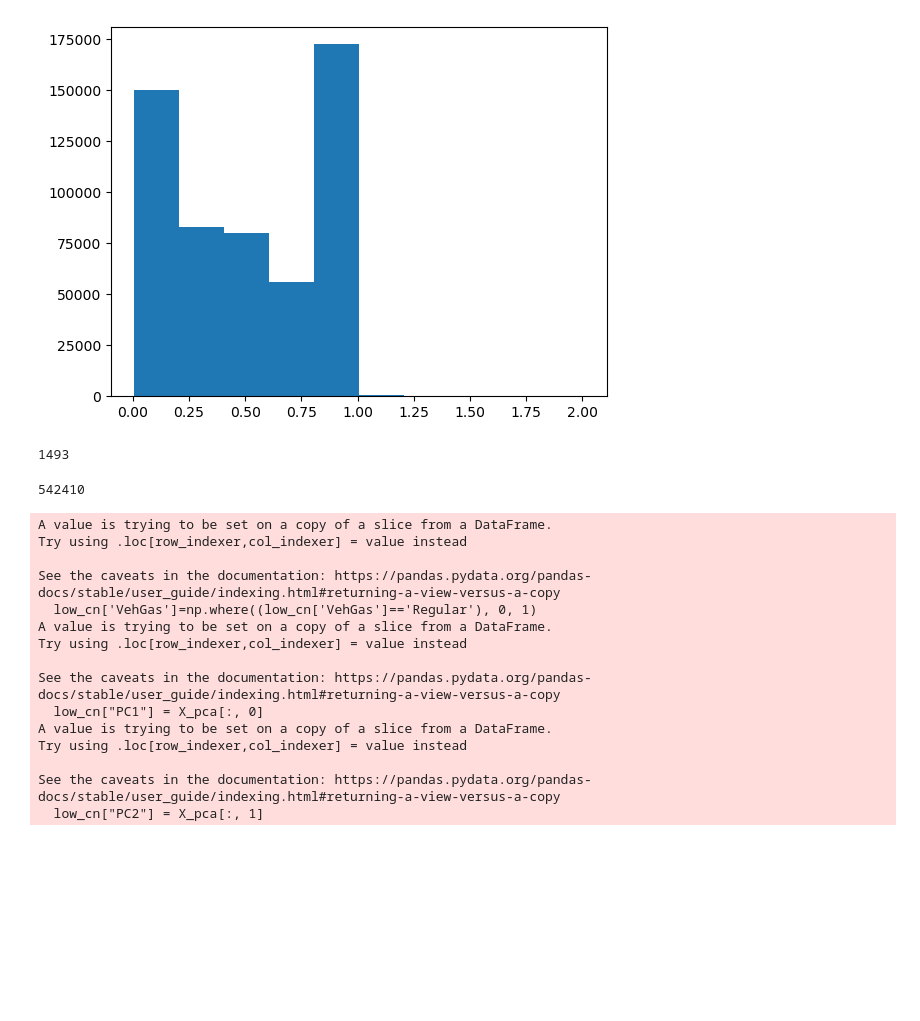
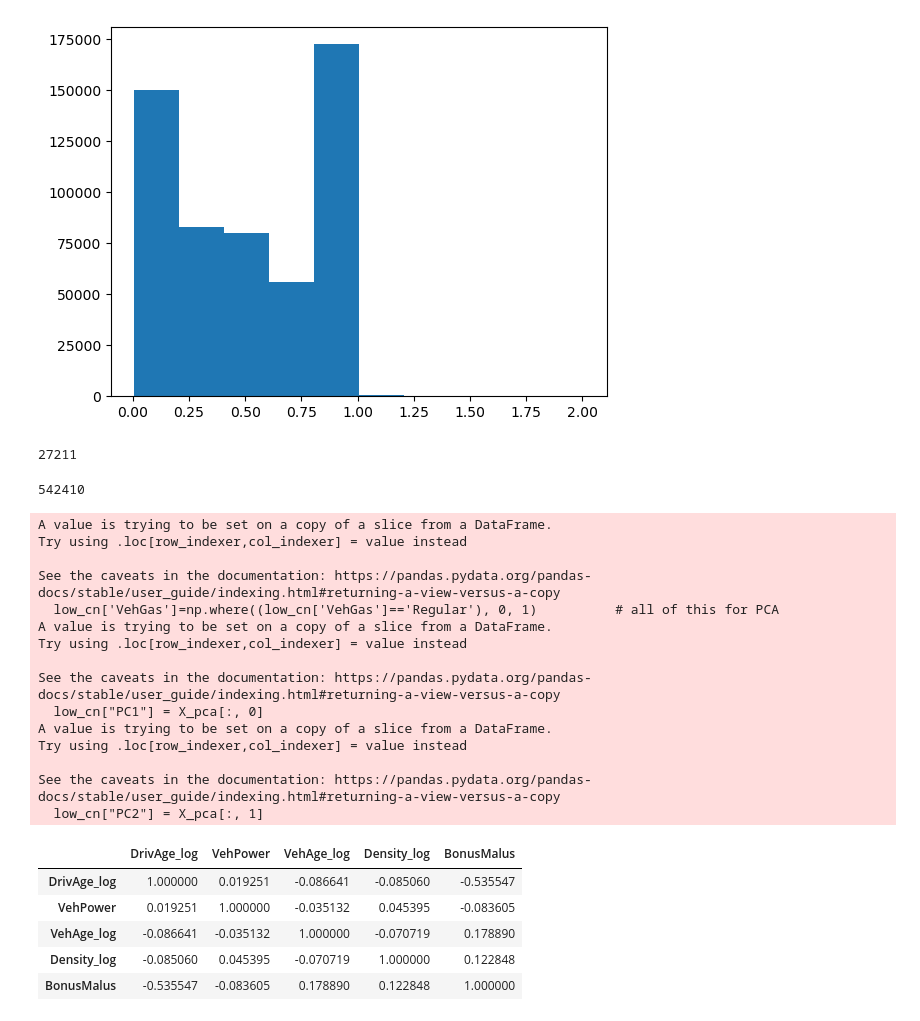
Before and after one commit to HKrtsn/ML-Project, a Jupyter notebook: pca_clustering_scraps.ipynb, the cells around one changed output. Saved outputs shown, nothing was run; the diff lists cells and outputs as text; code cells hidden in the pictures; blank space fills up the shorter version.

```diff
--- a/pca_clustering_scraps.ipynb
+++ b/pca_clustering_scraps.ipynb
@@ -128,10 +128,10 @@ df['DrivAge']=pd.cut(                       #ignore
     right= True
 )
 # %%
-low_cn=df[df['ClaimNb']>1]              #this is necessary for the PCA
+low_cn=df[df['ClaimNb']>0]              #this is necessary for the PCA
 len(low_cn)
 # %% [output]
-1493
+27211
 # %%
 len(df)
 # %% [output]
@@ -139,7 +139,13 @@ len(df)
 # %%
 low_cn['VehGas']=np.where((low_cn['VehGas']=='Regular'), 0, 1)          # all of this for PCA
 
-features = ['ClaimNb', 'DrivAge_log', 'VehPower', 'VehAge_log', 'Density_log', 'BonusMalus']
+features = [
+    'DrivAge_log',
+    'VehPower',
+    'VehAge_log',
+    'Density_log',
+    'BonusMalus'
+]
 
 from sklearn.preprocessing import StandardScaler
 
@@ -159,7 +165,7 @@ A value is trying to be set on a copy of a slice from a DataFrame.
 Try using .loc[row_indexer,col_indexer] = value instead
 
 See the caveats in the documentation: https://pandas.pydata.org/pandas-docs/stable/user_guide/indexing.html#returning-a-view-versus-a-copy
-  low_cn['VehGas']=np.where((low_cn['VehGas']=='Regular'), 0, 1)
+  low_cn['VehGas']=np.where((low_cn['VehGas']=='Regular'), 0, 1)          # all of this for PCA
 A value is trying to be set on a copy of a slice from a DataFrame.
 Try using .loc[row_indexer,col_indexer] = value instead
 
@@ -170,6 +176,15 @@ Try using .loc[row_indexer,col_indexer] = value instead
 
 See the caveats in the documentation: https://pandas.pydata.org/pandas-docs/stable/user_guide/indexing.html#returning-a-view-versus-a-copy
   low_cn["PC2"] = X_pca[:, 1]
+# %%
+low_cn[features].corr()
+# %% [output]
+|  | DrivAge_log | VehPower | VehAge_log | Density_log | BonusMalus |
+| DrivAge_log | 1.000000 | 0.019251 | -0.086641 | -0.085060 | -0.535547 |
+| VehPower | 0.019251 | 1.000000 | -0.035132 | 0.045395 | -0.083605 |
+| VehAge_log | -0.086641 | -0.035132 | 1.000000 | -0.070719 | 0.178890 |
+| Density_log | -0.085060 | 0.045395 | -0.070719 | 1.000000 | 0.122848 |
+| BonusMalus | -0.535547 | -0.083605 | 0.178890 | 0.122848 | 1.000000 |
 # %%
 import seaborn as sns              # All this for visualisation but maybe it should go to a separate file
 
```
Also changed, not shown: parts of 3 cells of this notebook.
